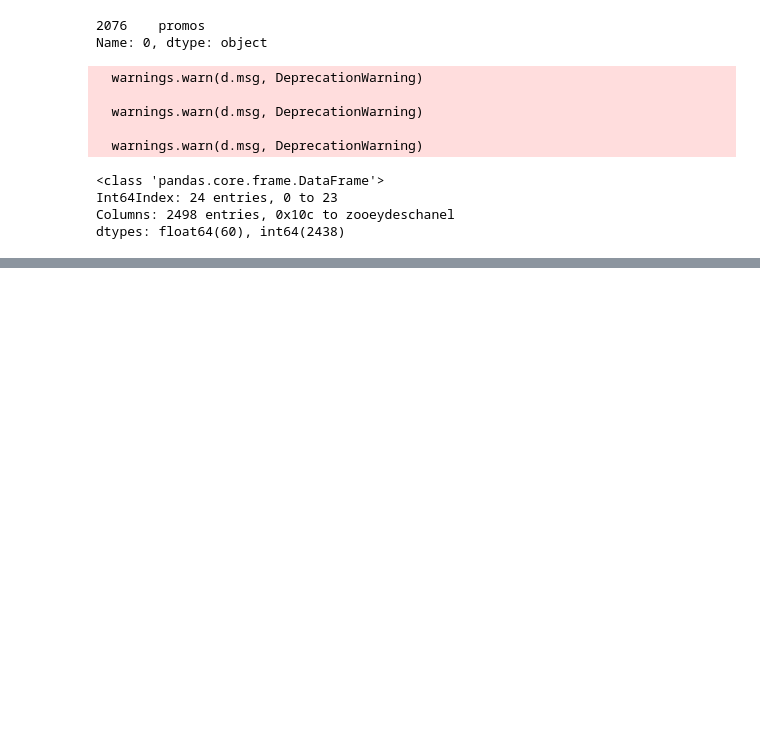
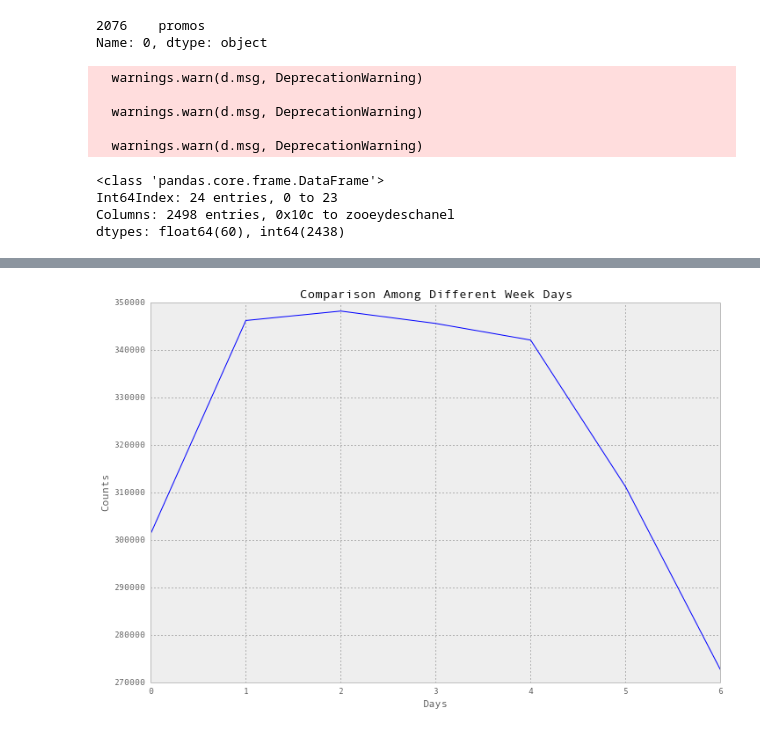
Before and after one commit to grepJimmyGu/capstone, a Jupyter notebook: Project.ipynb, the cells around one changed output, grey strips where cells are left out. Saved outputs shown, nothing was run; the diff lists cells and outputs as text; code cells hidden in the pictures; blank space fills up the shorter version.

```diff
--- a/Project.ipynb
+++ b/Project.ipynb
@@ -83,0 +118,14 @@ dtypes: float64(60), int64(2438)
+# %%
+Date_count = pd.DataFrame({'Time': range(7)})
+def g(x):
+    x = datetime.datetime.fromtimestamp(x).strftime('%w')
+    return int(x)
+for i in name[0][0:2500]:
+    original = i
+    index = i + 'Clean' + '.csv'
+    a = pd.read_table(index, sep = "\t")
+    try:
+        a['created_utc'] = a['created_utc'].apply(g)
+        Date_count[original] = a['created_utc'].value_counts()
+    except: continue
+Date_count.T.sum()
@@ -84,3 +141,19 @@ dtypes: float64(60), int64(2438)
+# %%
+fig = plt.figure()
+axes = fig.add_axes([0.2,0.2,1.5,1.5])
+plt.plot(Date_count.T.sum(), 'b')
+#plt.plot(Time_care.T.max(), 'r')
+#plt.plot(Time_care.T.median(), 'r')
+#plt.plot(Time_care.T.min(), 'b')
+plt.plot()
+axes.set_xlabel('Days')
+Time = ['Sun','Mon','Tue','Wed','Thu','Fri','Sat']
+axes.set_xticks(range(7))
+axes.set_ylabel('Counts')
+axes.set_title('Comparison Among Different Week Days')
+plt.savefig('weekday_counts.jpeg')
+# %% [output]
+[figure, added]
 # %%
 %matplotlib inline
 import matplotlib
```
Also changed, not shown: parts of 30 cells of this notebook.
